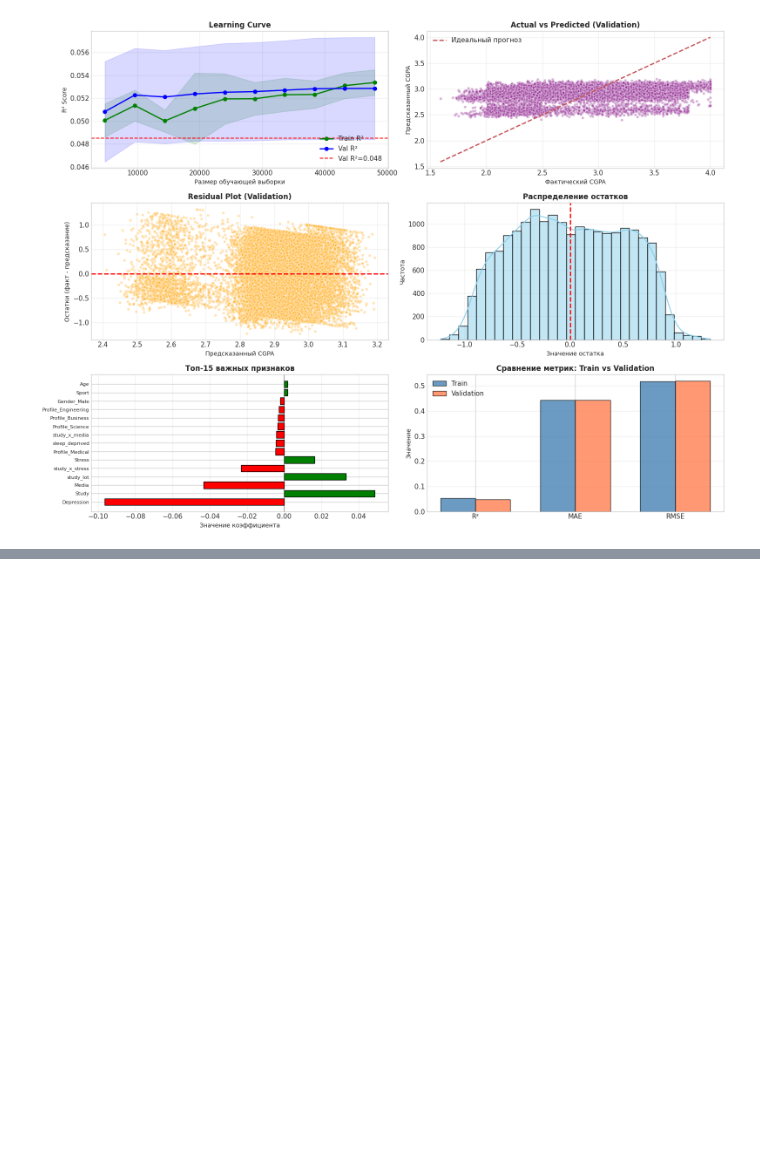
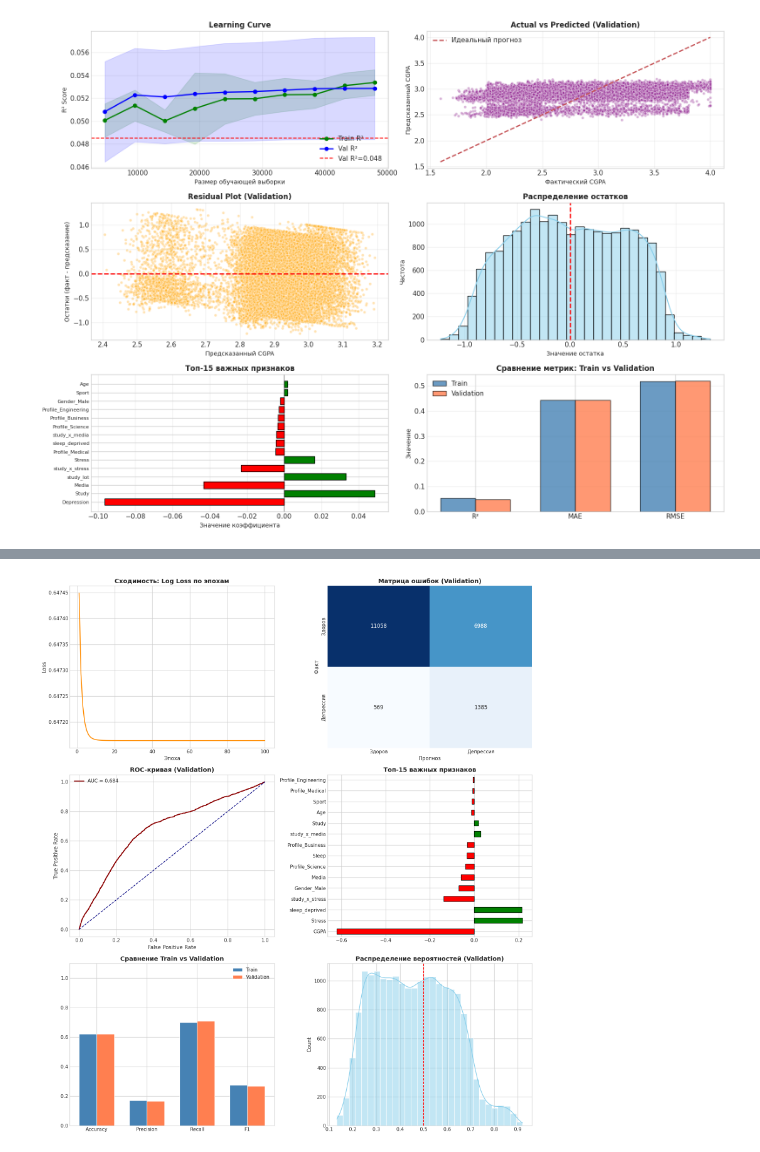
Before and after one commit to programx-dev/data-science-frameworks-sem2, a Jupyter notebook: main.ipynb, the cells around one changed output, grey strips where cells are left out. Cells and saved outputs as stored; diff of their text form; code cells hidden in the pictures; blank space fills up the shorter version.

```diff
--- a/main.ipynb
+++ b/main.ipynb
@@ -879,7 +881,9 @@ scaler_clf.fit(X_clf_train)
 # Применяем ко всему (результат преобразуем к data-frame)
 # Таргет не масштабируем для интерпретируемости
 X_clf_train = pd.DataFrame(
-    scaler_clf.transform(X_clf_train), columns=X_clf_train.columns, index=X_clf_train.index
+    scaler_clf.transform(X_clf_train),
+    columns=X_clf_train.columns,
+    index=X_clf_train.index,
 )
 X_clf_val = pd.DataFrame(
     scaler_clf.transform(X_clf_val), columns=X_clf_val.columns, index=X_clf_val.index
@@ -1038,0 +1192,75 @@ plt.show()
+# %%
+# Оцениваем метрики
+train_metrics_clf = evaluate_classification(
+    y_clf_train, y_clf_train_pred, y_clf_train_proba, name="Train"
+)
+val_metrics_clf = evaluate_classification(
+    y_clf_val, y_clf_val_pred, y_clf_val_proba, name="Validation"
+)
+
+plt.style.use("seaborn-v0_8-whitegrid")
+fig, axes = plt.subplots(3, 2, figsize=(16, 18))
+axes = axes.flatten()
+
+# Loss History (Log Loss по эпохам)
+axes[0].plot(range(1, epochs + 1), loss_history, color="darkorange", lw=2)
+axes[0].set_title("Сходимость: Log Loss по эпохам", fontsize=14, fontweight="bold")
+axes[0].set_xlabel("Эпоха")
+axes[0].set_ylabel("Loss")
+
+# Матрица ошибок Validation (Confusion Matrix)
+cm = confusion_matrix(y_clf_val, y_clf_val_pred)
+
+sns.heatmap(cm, annot=True, fmt="d", cmap="Blues", ax=axes[1], cbar=False)
+axes[1].set_title("Матрица ошибок (Validation)", fontsize=14, fontweight="bold")
+axes[1].set_xlabel("Прогноз")
+axes[1].set_ylabel("Факт")
+axes[1].set_xticklabels(["Здоров", "Депрессия"])
+axes[1].set_yticklabels(["Здоров", "Депрессия"])
+
+# Ранжирующую способность модели (ROC Curve)
+fpr, tpr, _ = roc_curve(y_clf_val, y_clf_val_proba)
+axes[2].plot(
+    fpr, tpr, color="darkred", lw=2, label=f"AUC = {val_metrics_clf['AUC-ROC']:.3f}"
+)
+axes[2].plot([0, 1], [0, 1], color="navy", linestyle="--")
+axes[2].set_title("ROC-кривая (Validation)", fontsize=14, fontweight="bold")
+axes[2].set_xlabel("False Positive Rate")
+axes[2].set_ylabel("True Positive Rate")
+axes[2].legend()
+
+# Веса признаков
+weights = (
+    pd.Series(model_clf.coef_[0], index=X_clf_train.columns)
+    .sort_values(key=abs, ascending=False)
+    .head(15)
+)
+colors = ["green" if w > 0 else "red" for w in weights]
+weights.plot(kind="barh", ax=axes[3], color=colors, edgecolor="black")
+axes[3].set_title("Топ-15 важных признаков", fontsize=14, fontweight="bold")
+
+# Сравнение метрик
+m_names = ["Accuracy", "Precision", "Recall", "F1"]
+train_v = [train_metrics_clf[k] for k in m_names]
+val_v = [val_metrics_clf[k] for k in m_names]
+
+x = np.arange(len(m_names))
+width = 0.35
+axes[4].bar(x - width / 2, train_v, width, label="Train", color="steelblue")
+axes[4].bar(x + width / 2, val_v, width, label="Validation", color="coral")
+axes[4].set_xticks(x)
+axes[4].set_xticklabels(m_names)
+axes[4].set_title("Сравнение Train vs Validation", fontsize=14, fontweight="bold")
+axes[4].set_ylim(0, 1.1)
+axes[4].legend()
+
+# Распределение вероятностей
+sns.histplot(y_clf_val_proba, bins=30, kde=True, ax=axes[5], color="skyblue")
+axes[5].axvline(0.5, color="red", linestyle="--")
+axes[5].set_title(
+    "Распределение вероятностей (Validation)", fontsize=14, fontweight="bold"
+)
+
+plt.tight_layout()
+plt.show()
+# %% [output]
@@ -1038,0 +1280 @@ plt.show()
+[figure, added]
```
Also changed, not shown: parts of 15 cells of this notebook.
